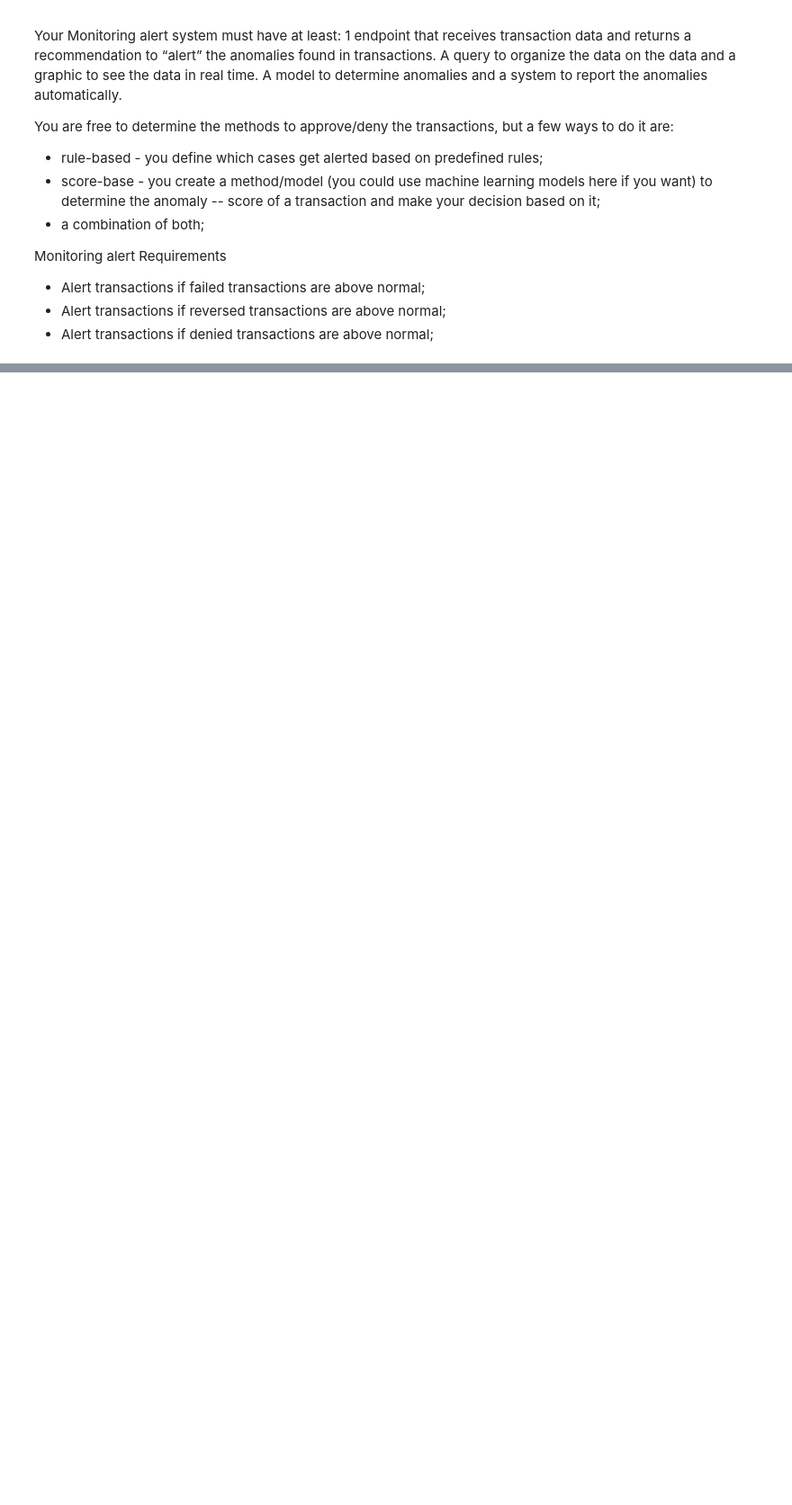
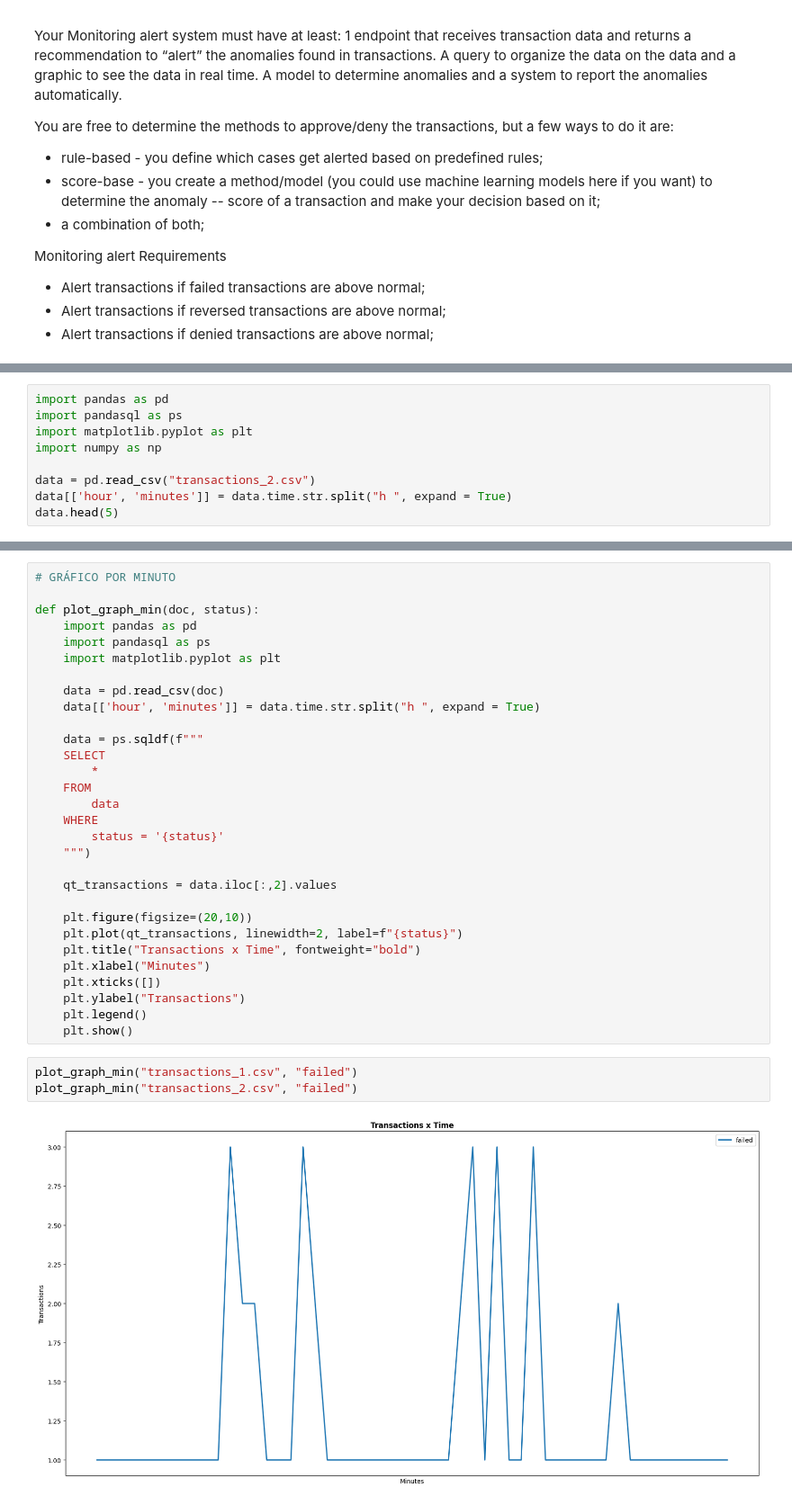
Before and after one commit to pedrofonsecapadilha/CloudWalk_Test, a Jupyter notebook: 3.2-SolveTheProblem.ipynb, the cells around one changed output, grey strips where cells are left out. Shown at 90% size. Cells and saved outputs as stored; diff of their text form; blank space fills up the shorter version.

```diff
--- a/3.2-SolveTheProblem.ipynb
+++ b/3.2-SolveTheProblem.ipynb
@@ -27,0 +36,9 @@ Monitoring alert Requirements
+# %%
+import pandas as pd
+import pandasql as ps
+import matplotlib.pyplot as plt
+import numpy as np
+
+data = pd.read_csv("transactions_2.csv")
+data[['hour', 'minutes']] = data.time.str.split("h ", expand = True)
+data.head(5)
@@ -27,0 +83,35 @@ Monitoring alert Requirements
+# %%
+# GRÁFICO POR MINUTO
+
+def plot_graph_min(doc, status):
+    import pandas as pd
+    import pandasql as ps
+    import matplotlib.pyplot as plt
+
+    data = pd.read_csv(doc)
+    data[['hour', 'minutes']] = data.time.str.split("h ", expand = True)
+
+    data = ps.sqldf(f"""
+    SELECT
+        *
+    FROM
+        data
+    WHERE
+        status = '{status}'
+    """)
+
+    qt_transactions = data.iloc[:,2].values
+
+    plt.figure(figsize=(20,10))
+    plt.plot(qt_transactions, linewidth=2, label=f"{status}")
+    plt.title("Transactions x Time", fontweight="bold")
+    plt.xlabel("Minutes")
+    plt.xticks([])
+    plt.ylabel("Transactions")
+    plt.legend()
+    plt.show()
+# %%
+plot_graph_min("transactions_1.csv", "failed")
+plot_graph_min("transactions_2.csv", "failed")
+# %% [output]
+[figure, added]
```
Also changed, not shown: parts of 7 cells of this notebook, 6 other files.
